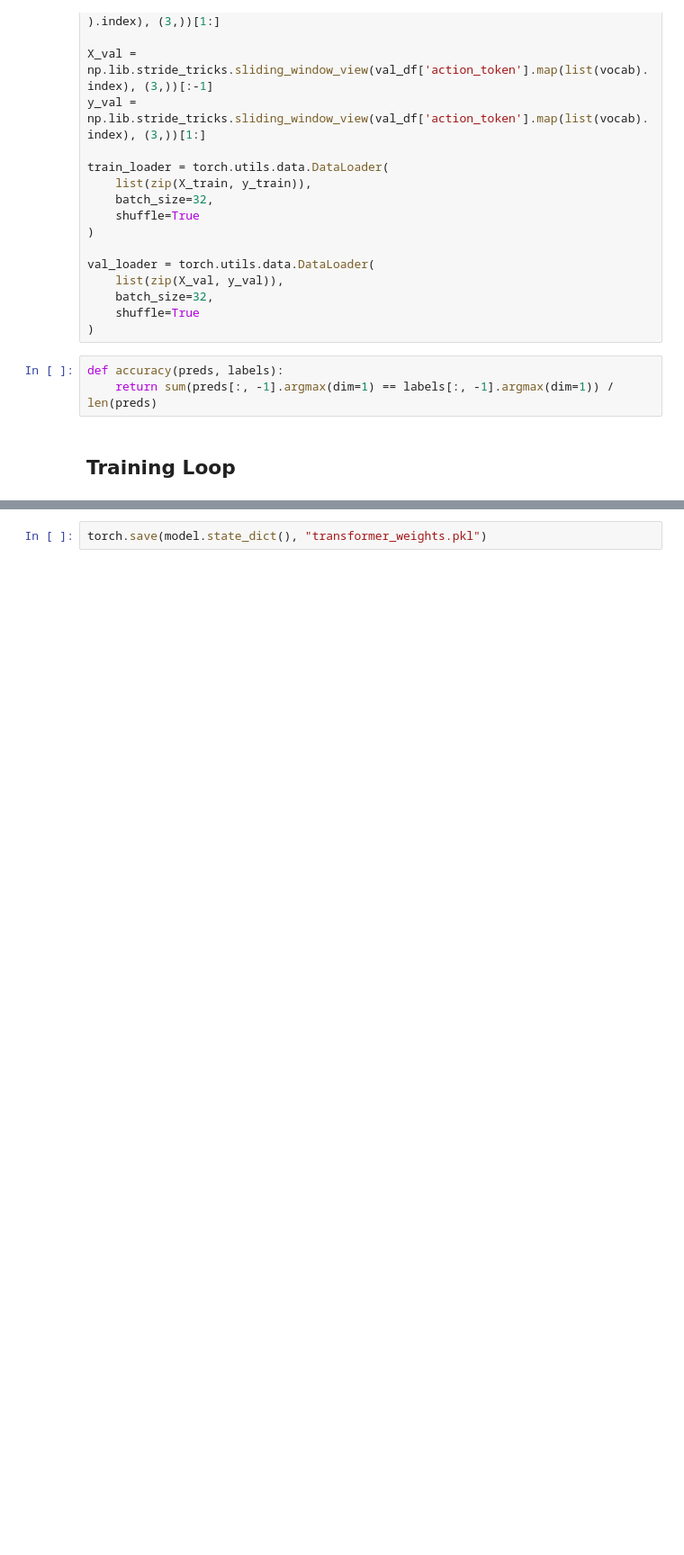
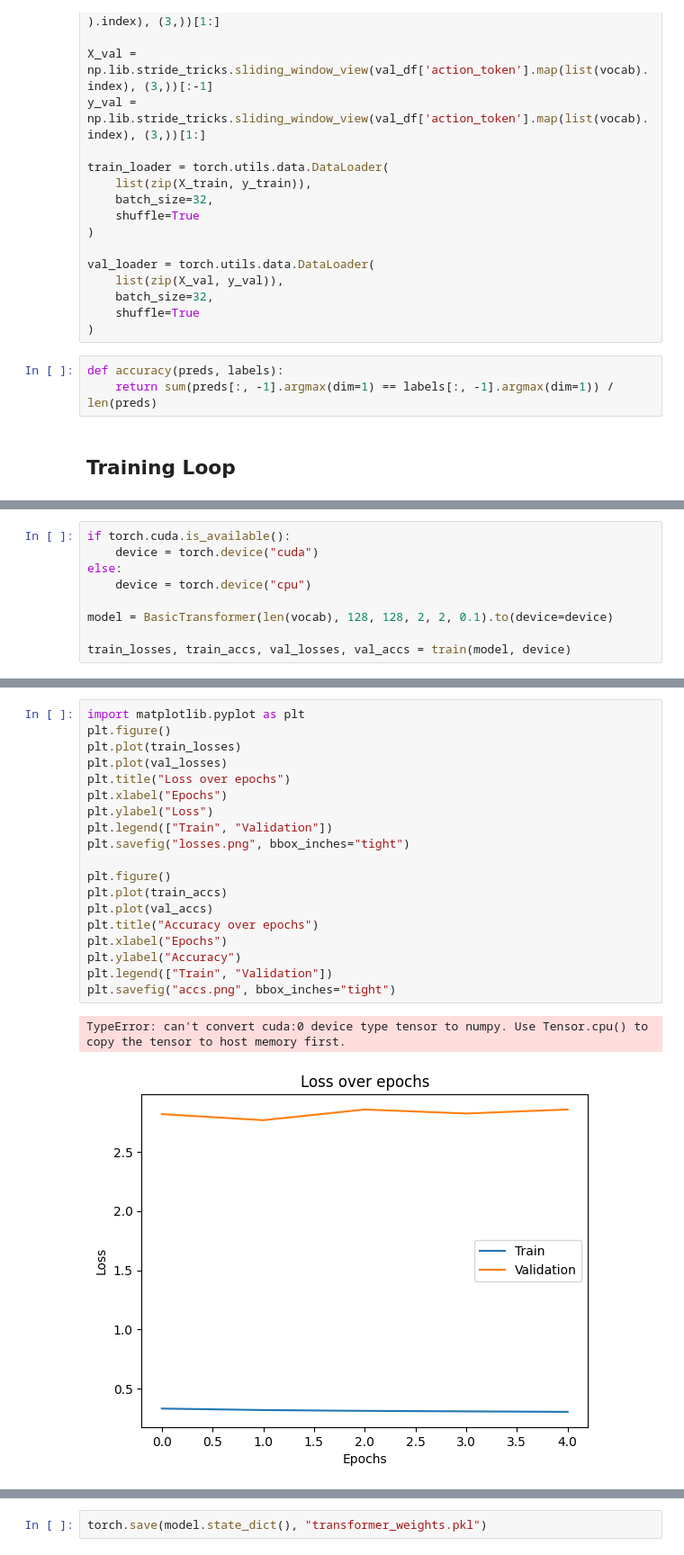
Before and after one commit to danielhocevar/Foundation-Model-for-Soccer, a Jupyter notebook: train.ipynb, the cells around one changed output, grey strips where cells are left out. Shown: that part at 90% size. Saved outputs shown, nothing was run; the diff lists cells and outputs as text; blank space fills up the shorter version.

Commit message:
Train transformer on training set

```diff
--- a/train.ipynb
+++ b/train.ipynb
@@ -106,0 +126,9 @@ train(model)
+# %%
+if torch.cuda.is_available():
+    device = torch.device("cuda")
+else:
+    device = torch.device("cpu")
+
+model = BasicTransformer(len(vocab), 128, 128, 2, 2, 0.1).to(device=device)
+
+train_losses, train_accs, val_losses, val_accs = train(model, device)
@@ -106,0 +141,22 @@ train(model)
+# %%
+import matplotlib.pyplot as plt
+plt.figure()
+plt.plot(train_losses)
+plt.plot(val_losses)
+plt.title("Loss over epochs")
+plt.xlabel("Epochs")
+plt.ylabel("Loss")
+plt.legend(["Train", "Validation"])
+plt.savefig("losses.png", bbox_inches="tight")
+
+plt.figure()
+plt.plot(train_accs)
+plt.plot(val_accs)
+plt.title("Accuracy over epochs")
+plt.xlabel("Epochs")
+plt.ylabel("Accuracy")
+plt.legend(["Train", "Validation"])
+plt.savefig("accs.png", bbox_inches="tight")
+# %% [output]
+TypeError: can't convert cuda:0 device type tensor to numpy. Use Tensor.cpu() to copy the tensor to host memory first.
+[figure, added]
```
Also changed, not shown: parts of 6 cells of this notebook, 1 other file.
